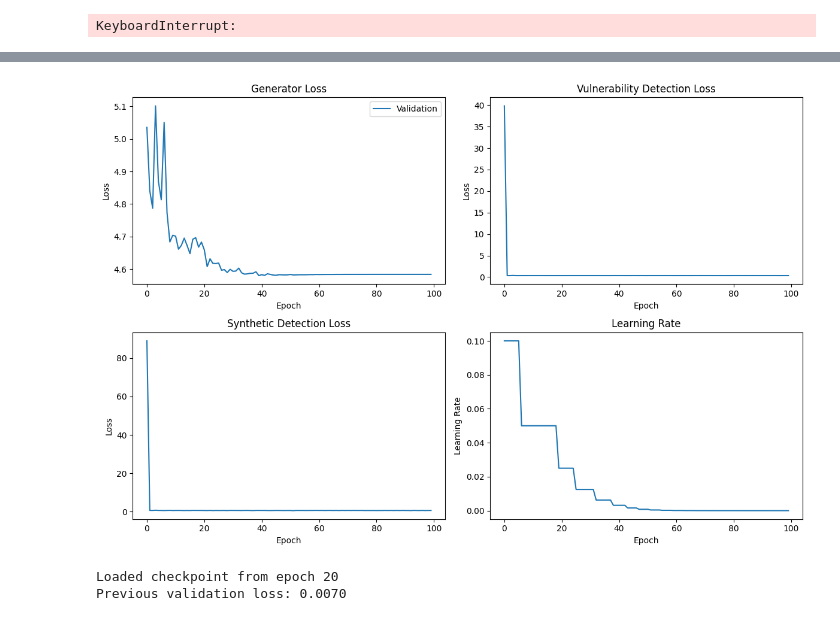
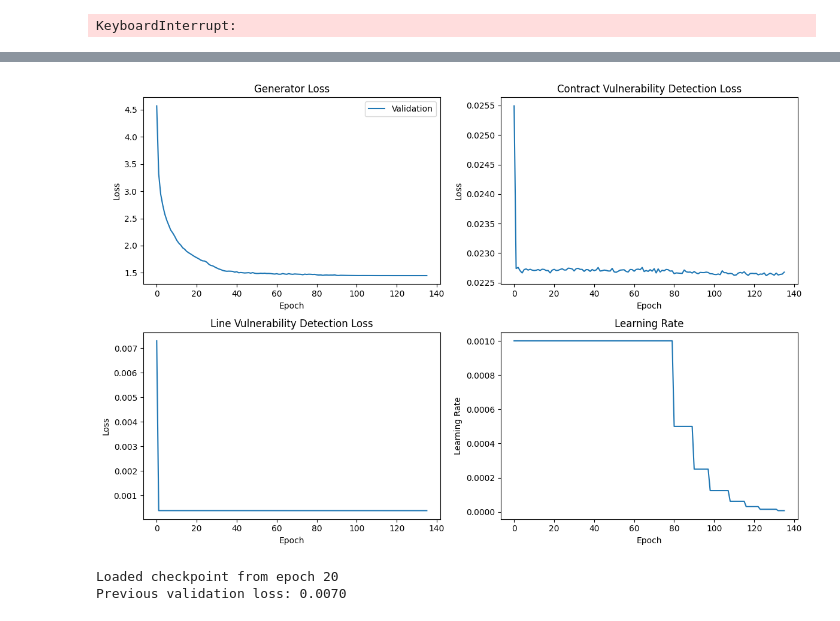
Before and after one commit to joaocrisostomo/SCT-GAN, a Jupyter notebook: Model-v2/trainning-phase.ipynb, the cells around one changed output, grey strips where cells are left out. Cells and saved outputs as stored; diff of their text form; code cells hidden in the pictures.

```diff
--- a/Model-v2/trainning-phase.ipynb
+++ b/Model-v2/trainning-phase.ipynb
@@ -572,38 +686,38 @@ plt.figure(figsize=(12, 8))
 
 # Plot generator loss
 plt.subplot(2, 2, 1)
 #plt.plot(trainer.training_history['train_loss'], label='Train')
 plt.plot(trainer.training_history['val_loss'], label='Validation')
 plt.title('Generator Loss')
 plt.xlabel('Epoch')
 plt.ylabel('Loss')
 plt.legend()
 
 # Plot vulnerability loss
 plt.subplot(2, 2, 2)
-plt.plot(trainer.training_history['vulnerability_loss'])
-plt.title('Vulnerability Detection Loss')
+plt.plot(trainer.training_history['contract_vuln_loss'])
+plt.title('Contract Vulnerability Detection Loss')
 plt.xlabel('Epoch')
 plt.ylabel('Loss')
 
 # Plot synthetic loss
 plt.subplot(2, 2, 3)
-plt.plot(trainer.training_history['synthetic_loss'])
-plt.title('Synthetic Detection Loss')
+plt.plot(trainer.training_history['line_vuln_loss'])
+plt.title('Line Vulnerability Detection Loss')
 plt.xlabel('Epoch')
 plt.ylabel('Loss')
 
 # Plot learning rate
 plt.subplot(2, 2, 4)
 plt.plot(trainer.training_history['learning_rate'])
 plt.title('Learning Rate')
 plt.xlabel('Epoch')
 plt.ylabel('Learning Rate')
 
 plt.tight_layout()
 plt.show()
 # %% [output]
-[figure, old version]
+[figure, new version]
 # %%
 # Load checkpoint
 checkpoint_path = os.path.join(checkpoint_dir, 'checkpoint_epoch_20_model_v3.pt')  # Change this to your checkpoint file
```
Also changed, not shown: parts of 3 cells of this notebook, 3 other files.
